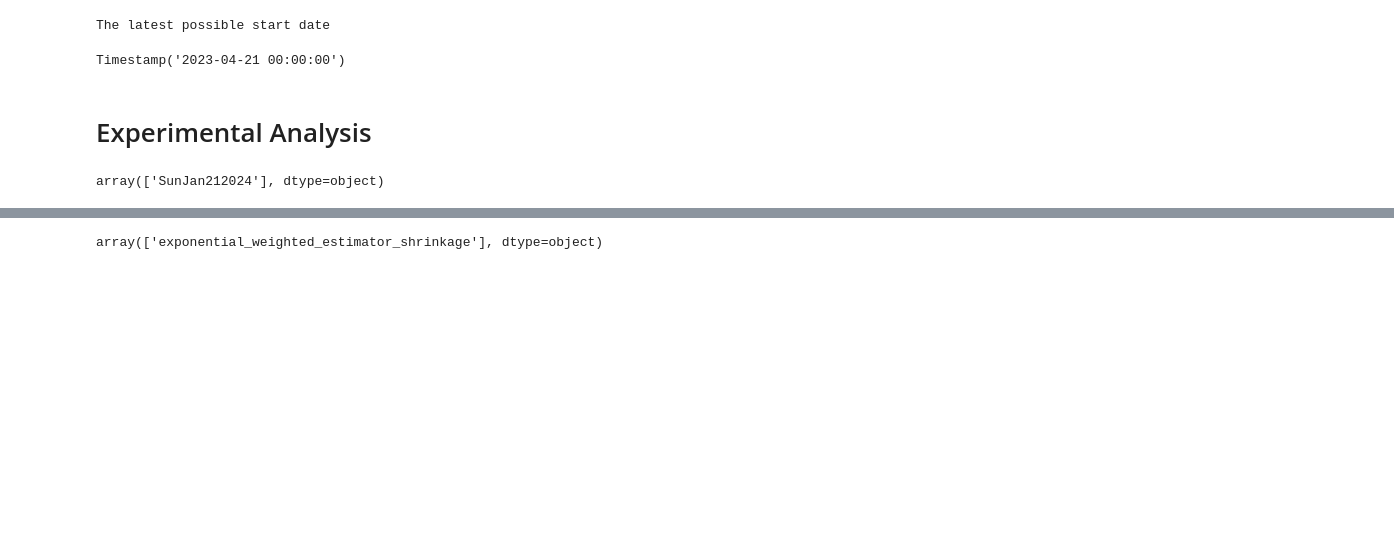
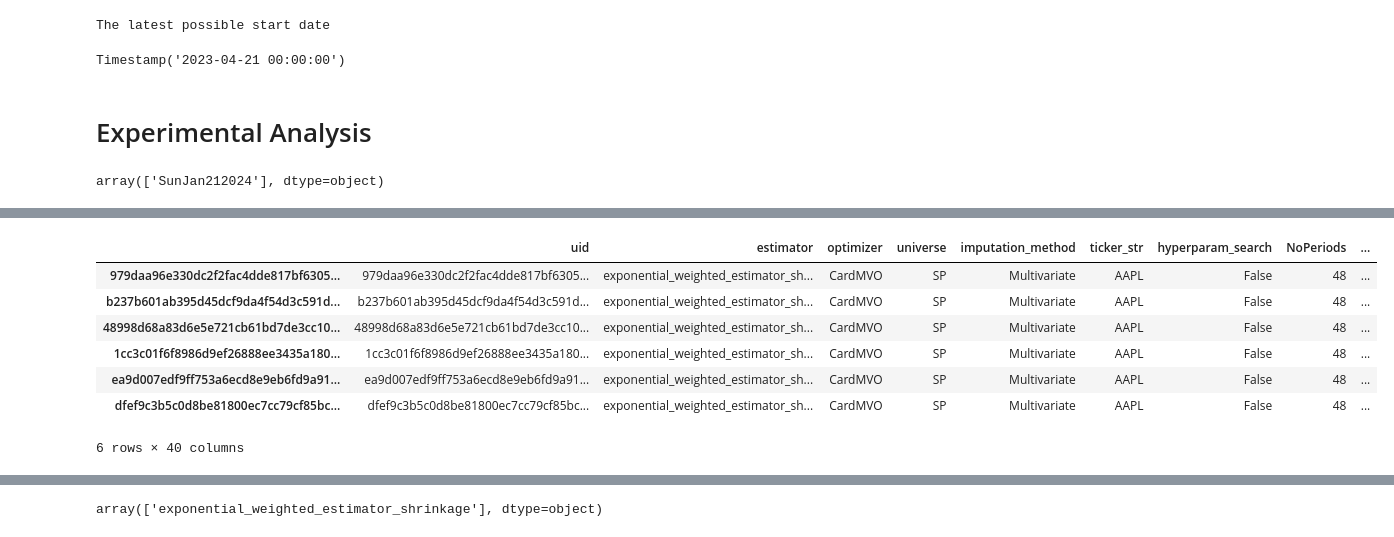
Before and after one commit to davidislip/support_vector_risk_machine, a Jupyter notebook: Results.ipynb, the cells around one changed output, grey strips where cells are left out. Drawn from its saved outputs; the diff is of its cells as text; code cells hidden in the pictures; blank space fills up the shorter version.

```diff
--- a/Results.ipynb
+++ b/Results.ipynb
@@ -131,3 +152,14 @@ array(['SunJan212024'], dtype=object)
+# %%
+CardMVO_experiments[CardMVO_experiments.cardinality_ratio == '0.09']
+# %% [output]
+|  | uid | estimator | optimizer | universe | imputation_method | ticker_str | hyperparam_search | NoPeriods | ... |
+| 979daa96e330dc2f2fac4dde817bf6305... | 979daa96e330dc2f2fac4dde817bf6305... | exponential_weighted_estimator_sh... | CardMVO | SP | Multivariate | AAPL | False | 48 | ... |
+| b237b601ab395d45dcf9da4f54d3c591d... | b237b601ab395d45dcf9da4f54d3c591d... | exponential_weighted_estimator_sh... | CardMVO | SP | Multivariate | AAPL | False | 48 | ... |
+| 48998d68a83d6e5e721cb61bd7de3cc10... | 48998d68a83d6e5e721cb61bd7de3cc10... | exponential_weighted_estimator_sh... | CardMVO | SP | Multivariate | AAPL | False | 48 | ... |
+| 1cc3c01f6f8986d9ef26888ee3435a180... | 1cc3c01f6f8986d9ef26888ee3435a180... | exponential_weighted_estimator_sh... | CardMVO | SP | Multivariate | AAPL | False | 48 | ... |
+| ea9d007edf9ff753a6ecd8e9eb6fd9a91... | ea9d007edf9ff753a6ecd8e9eb6fd9a91... | exponential_weighted_estimator_sh... | CardMVO | SP | Multivariate | AAPL | False | 48 | ... |
+| dfef9c3b5c0d8be81800ec7cc79cf85bc... | dfef9c3b5c0d8be81800ec7cc79cf85bc... | exponential_weighted_estimator_sh... | CardMVO | SP | Multivariate | AAPL | False | 48 | ... |
+6 rows × 40 columns
 # %%
 # Filtering step for CardMVO experiments
 CardMVO_experiments = CardMVO_experiments[CardMVO_experiments.estimator == estimator_str]
```
Also changed, not shown: parts of 17 cells of this notebook, 7 other files.
